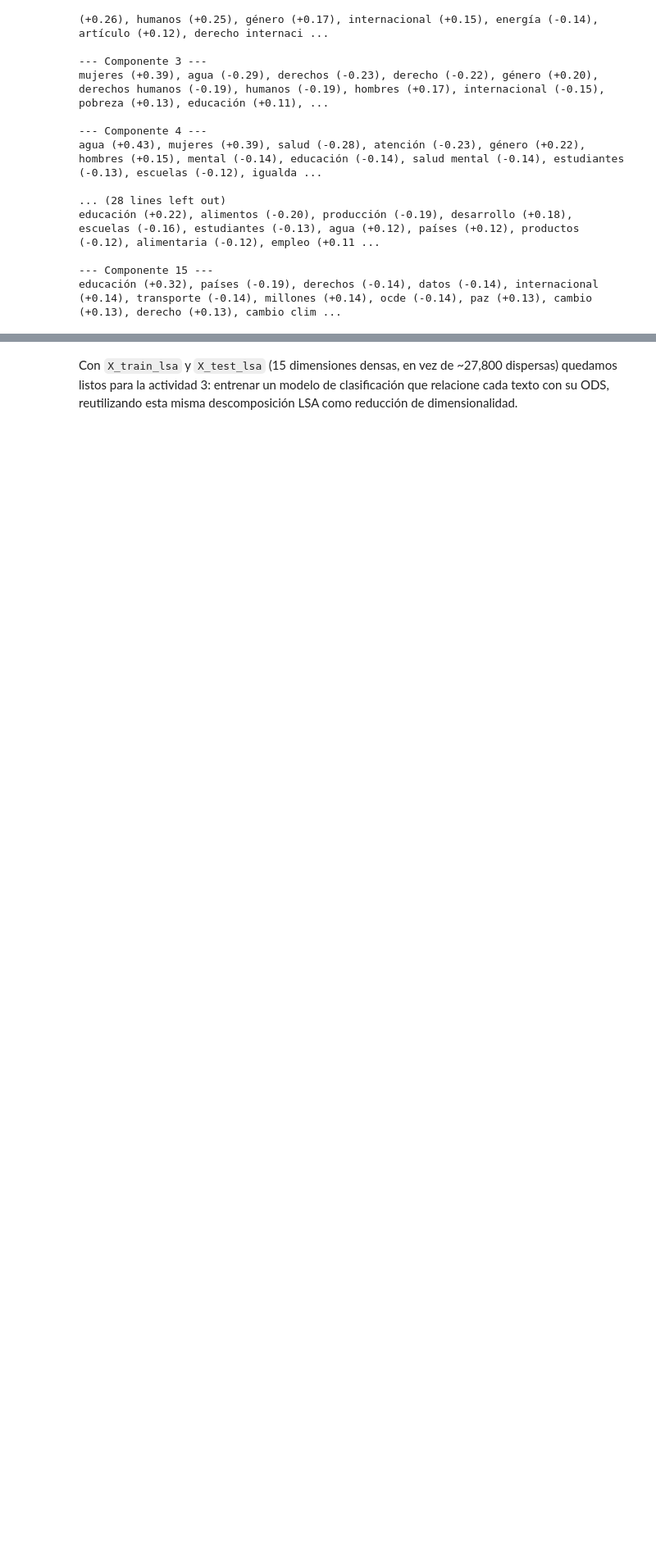
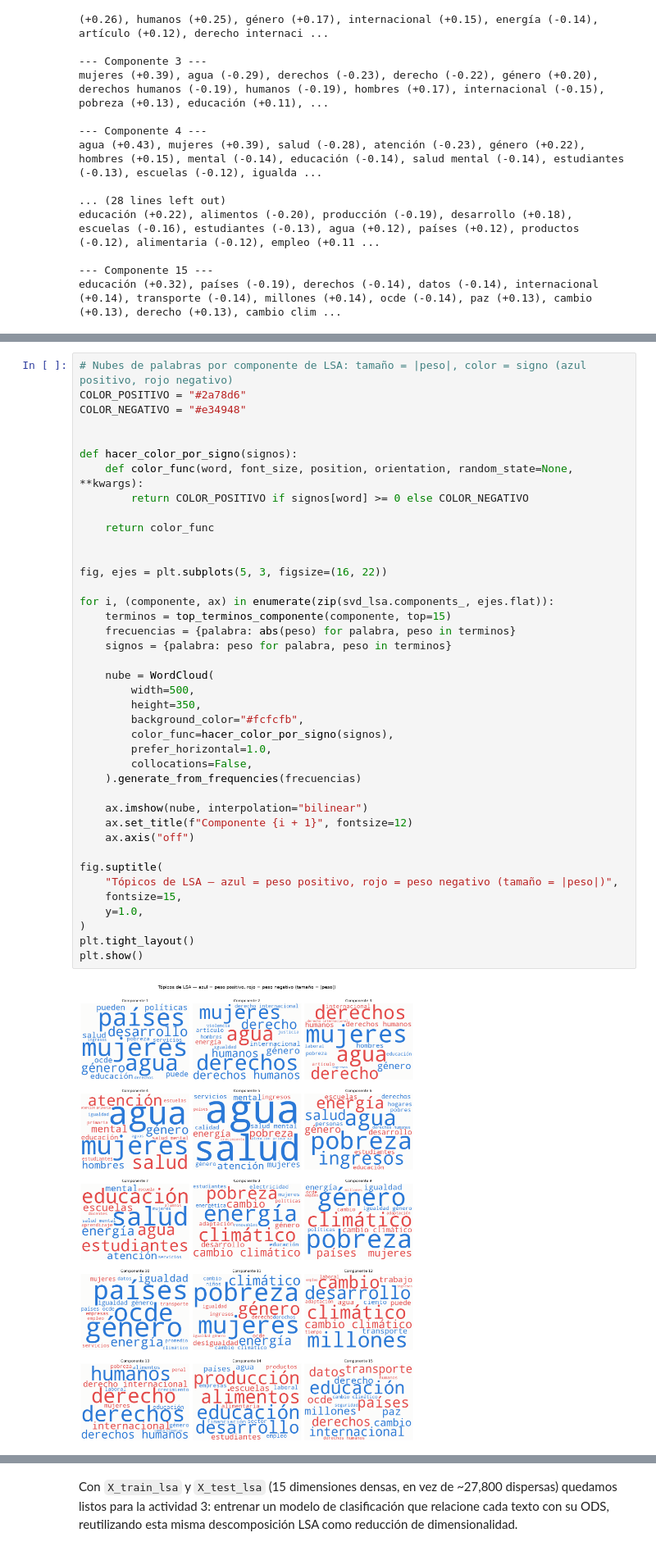
Before and after one commit to CarlosOrtiz-21/Topicos_ODS, a Jupyter notebook: Notebook/microproyecto_2.ipynb, the cells around one changed output, grey strips where cells are left out. Shown at 82% size. Drawn from its saved outputs; the diff is of its cells as text; blank space fills up the shorter version.

```diff
--- a/Notebook/microproyecto_2.ipynb
+++ b/Notebook/microproyecto_2.ipynb
@@ -658,3 +730,45 @@ educación (+0.32), países (-0.19), derechos (-0.14), datos (-0.14), internacio
+# %%
+# Nubes de palabras por componente de LSA: tamaño = |peso|, color = signo (azul positivo, rojo negativo)
+COLOR_POSITIVO = "#2a78d6"
+COLOR_NEGATIVO = "#e34948"
+
+
+def hacer_color_por_signo(signos):
+    def color_func(word, font_size, position, orientation, random_state=None, **kwargs):
+        return COLOR_POSITIVO if signos[word] >= 0 else COLOR_NEGATIVO
+
+    return color_func
+
+
+fig, ejes = plt.subplots(5, 3, figsize=(16, 22))
+
+for i, (componente, ax) in enumerate(zip(svd_lsa.components_, ejes.flat)):
+    terminos = top_terminos_componente(componente, top=15)
+    frecuencias = {palabra: abs(peso) for palabra, peso in terminos}
+    signos = {palabra: peso for palabra, peso in terminos}
+
+    nube = WordCloud(
+        width=500,
+        height=350,
+        background_color="#fcfcfb",
+        color_func=hacer_color_por_signo(signos),
+        prefer_horizontal=1.0,
+        collocations=False,
+    ).generate_from_frequencies(frecuencias)
+
+    ax.imshow(nube, interpolation="bilinear")
+    ax.set_title(f"Componente {i + 1}", fontsize=12)
+    ax.axis("off")
+
+fig.suptitle(
+    "Tópicos de LSA — azul = peso positivo, rojo = peso negativo (tamaño = |peso|)",
+    fontsize=15,
+    y=1.0,
+)
+plt.tight_layout()
+plt.show()
+# %% [output]
+[figure, added]
 # %% [markdown]
 ### Interpretación cualitativa de los tópicos
 
```
Also changed, not shown: parts of 4 cells of this notebook, 3 other files.
